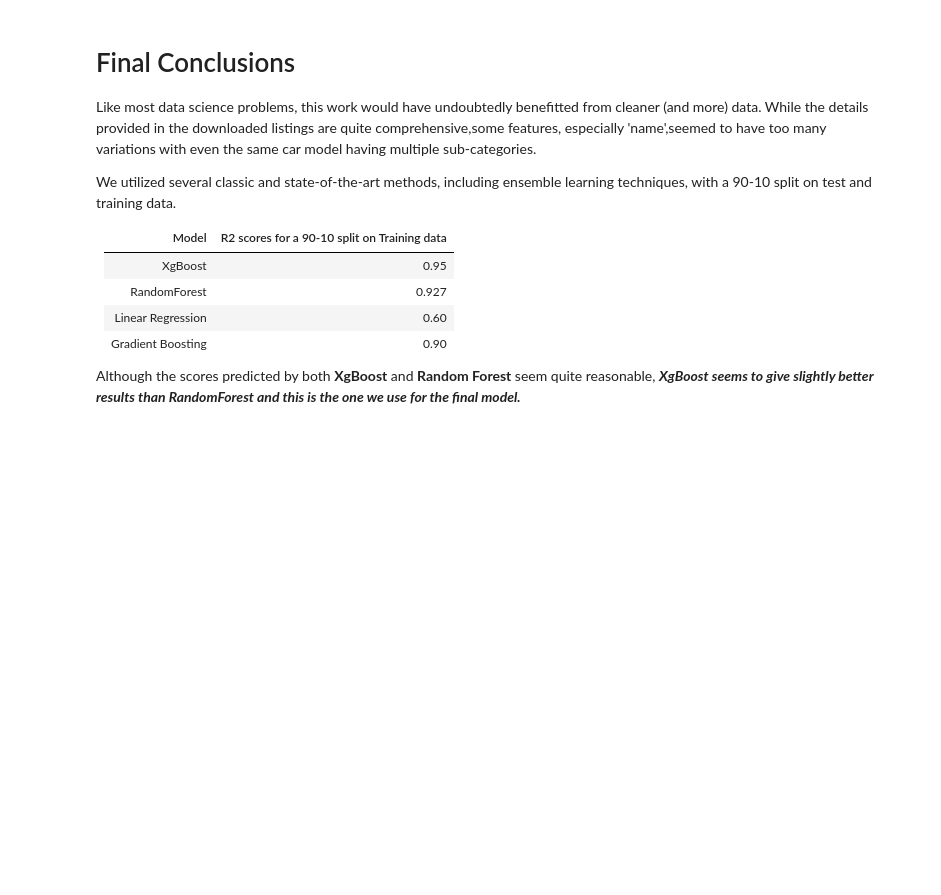
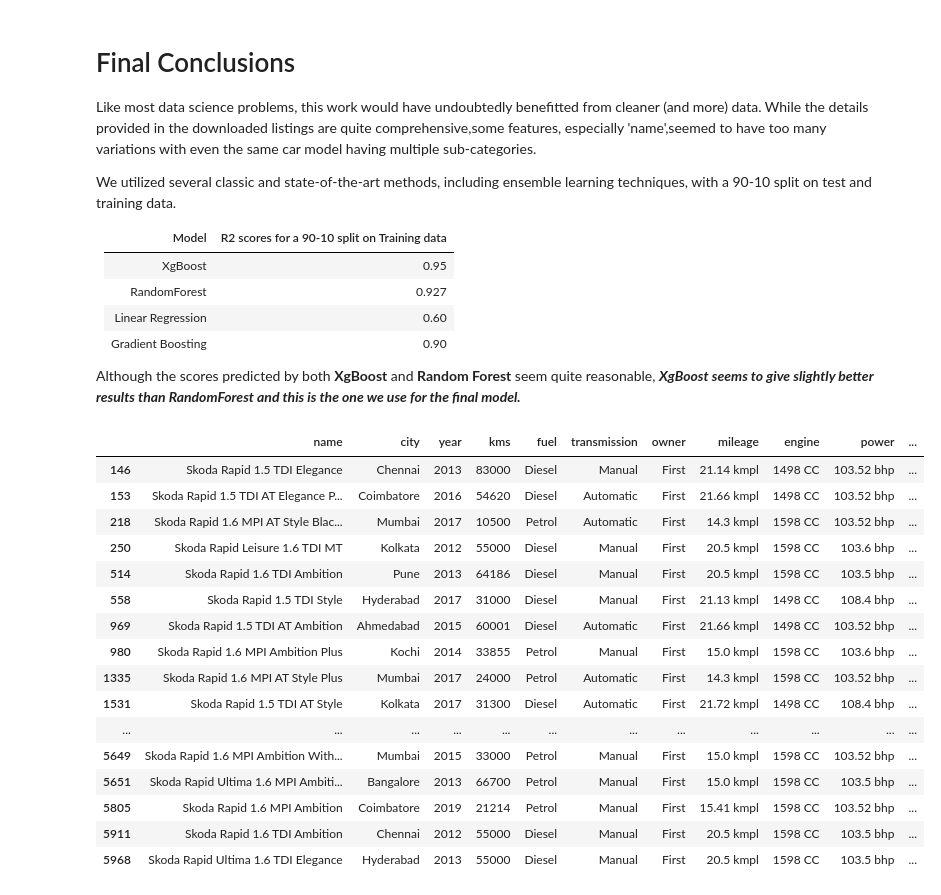
Before and after one commit to anmolagarwal999/Analysis-and-prediction-of-Used-Car-Prices-ML, a Jupyter notebook: tinkering.ipynb, the cells around one changed output. Cells and saved outputs as stored; diff of their text form; code cells hidden in the pictures; blank space fills up the shorter version.

```diff
--- a/tinkering.ipynb
+++ b/tinkering.ipynb
@@ -1200,3 +1200,23 @@ data.
 | Gradient Boosting 	| 0.90                                         	|
 
 Although the scores predicted by both **XgBoost** and **Random Forest** seem quite reasonable, ***XgBoost seems to give slightly better results than RandomForest and this is the one we use for the final model.***
+# %%
+cars.loc[cars["model"]=="Rapid"]
+# %% [output]
+|  | name | city | year | kms | fuel | transmission | owner | mileage | engine | power | ... |
+| 146 | Skoda Rapid 1.5 TDI Elegance | Chennai | 2013 | 83000 | Diesel | Manual | First | 21.14 kmpl | 1498 CC | 103.52 bhp | ... |
+| 153 | Skoda Rapid 1.5 TDI AT Elegance P... | Coimbatore | 2016 | 54620 | Diesel | Automatic | First | 21.66 kmpl | 1498 CC | 103.52 bhp | ... |
+| 218 | Skoda Rapid 1.6 MPI AT Style Blac... | Mumbai | 2017 | 10500 | Petrol | Automatic | First | 14.3 kmpl | 1598 CC | 103.52 bhp | ... |
+| 250 | Skoda Rapid Leisure 1.6 TDI MT | Kolkata | 2012 | 55000 | Diesel | Manual | First | 20.5 kmpl | 1598 CC | 103.6 bhp | ... |
+| 514 | Skoda Rapid 1.6 TDI Ambition | Pune | 2013 | 64186 | Diesel | Manual | First | 20.5 kmpl | 1598 CC | 103.5 bhp | ... |
+| 558 | Skoda Rapid 1.5 TDI Style | Hyderabad | 2017 | 31000 | Diesel | Manual | First | 21.13 kmpl | 1498 CC | 108.4 bhp | ... |
+| 969 | Skoda Rapid 1.5 TDI AT Ambition | Ahmedabad | 2015 | 60001 | Diesel | Automatic | First | 21.66 kmpl | 1498 CC | 103.52 bhp | ... |
+| 980 | Skoda Rapid 1.6 MPI Ambition Plus | Kochi | 2014 | 33855 | Petrol | Manual | First | 15.0 kmpl | 1598 CC | 103.6 bhp | ... |
+| 1335 | Skoda Rapid 1.6 MPI AT Style Plus | Mumbai | 2017 | 24000 | Petrol | Automatic | First | 14.3 kmpl | 1598 CC | 103.52 bhp | ... |
+| 1531 | Skoda Rapid 1.5 TDI AT Style | Kolkata | 2017 | 31300 | Diesel | Automatic | First | 21.72 kmpl | 1498 CC | 108.4 bhp | ... |
+| ... | ... | ... | ... | ... | ... | ... | ... | ... | ... | ... | ... |
+| 5649 | Skoda Rapid 1.6 MPI Ambition With... | Mumbai | 2015 | 33000 | Petrol | Manual | First | 15.0 kmpl | 1598 CC | 103.52 bhp | ... |
+| 5651 | Skoda Rapid Ultima 1.6 MPI Ambiti... | Bangalore | 2013 | 66700 | Petrol | Manual | First | 15.0 kmpl | 1598 CC | 103.5 bhp | ... |
+| 5805 | Skoda Rapid 1.6 MPI Ambition | Coimbatore | 2019 | 21214 | Petrol | Manual | First | 15.41 kmpl | 1598 CC | 103.52 bhp | ... |
+| 5911 | Skoda Rapid 1.6 TDI Ambition | Chennai | 2012 | 55000 | Diesel | Manual | First | 20.5 kmpl | 1598 CC | 103.5 bhp | ... |
+| 5968 | Skoda Rapid Ultima 1.6 TDI Elegance | Hyderabad | 2013 | 55000 | Diesel | Manual | First | 20.5 kmpl | 1598 CC | 103.5 bhp | ... |
```
Also changed, not shown: 2 other files.
